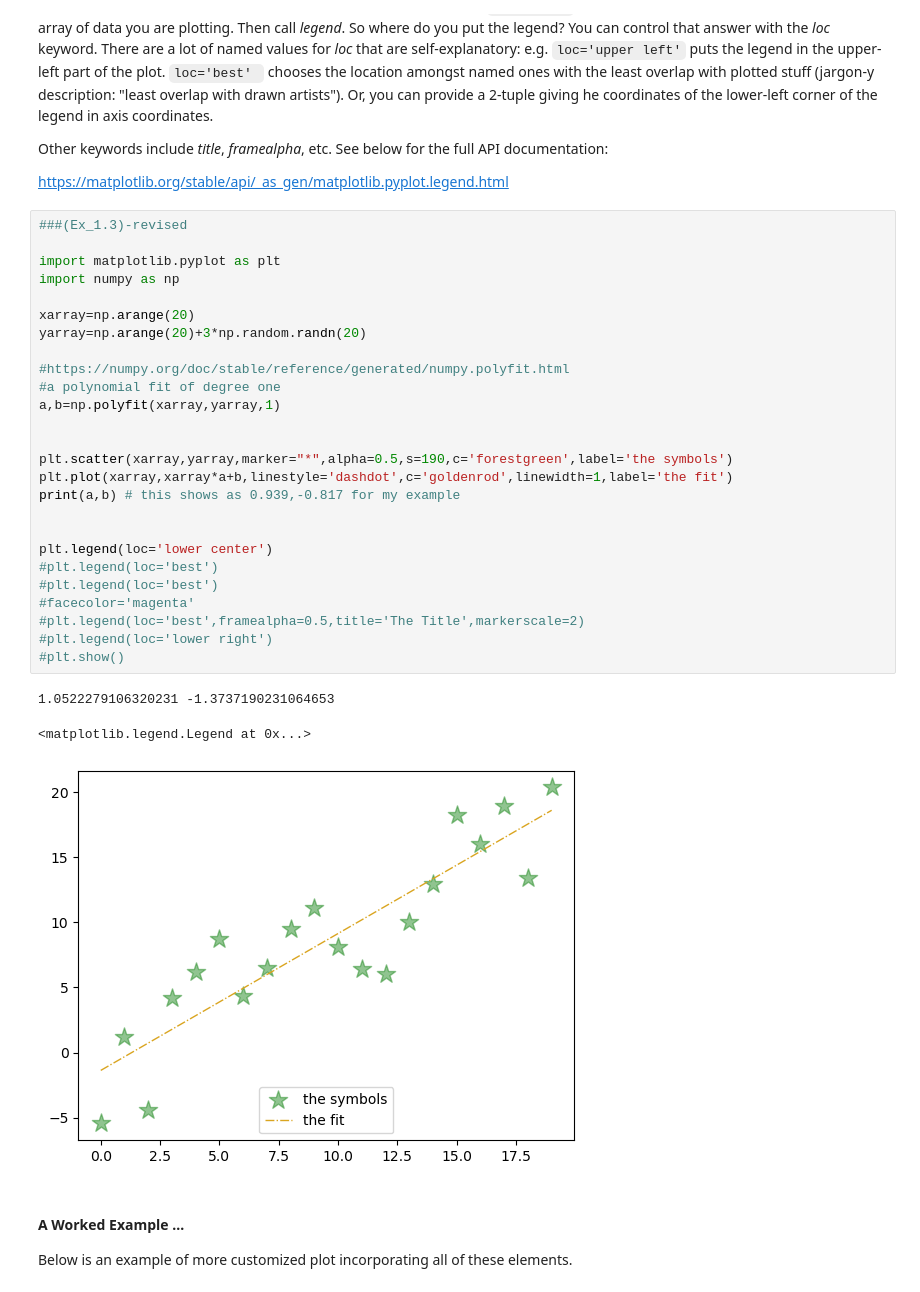
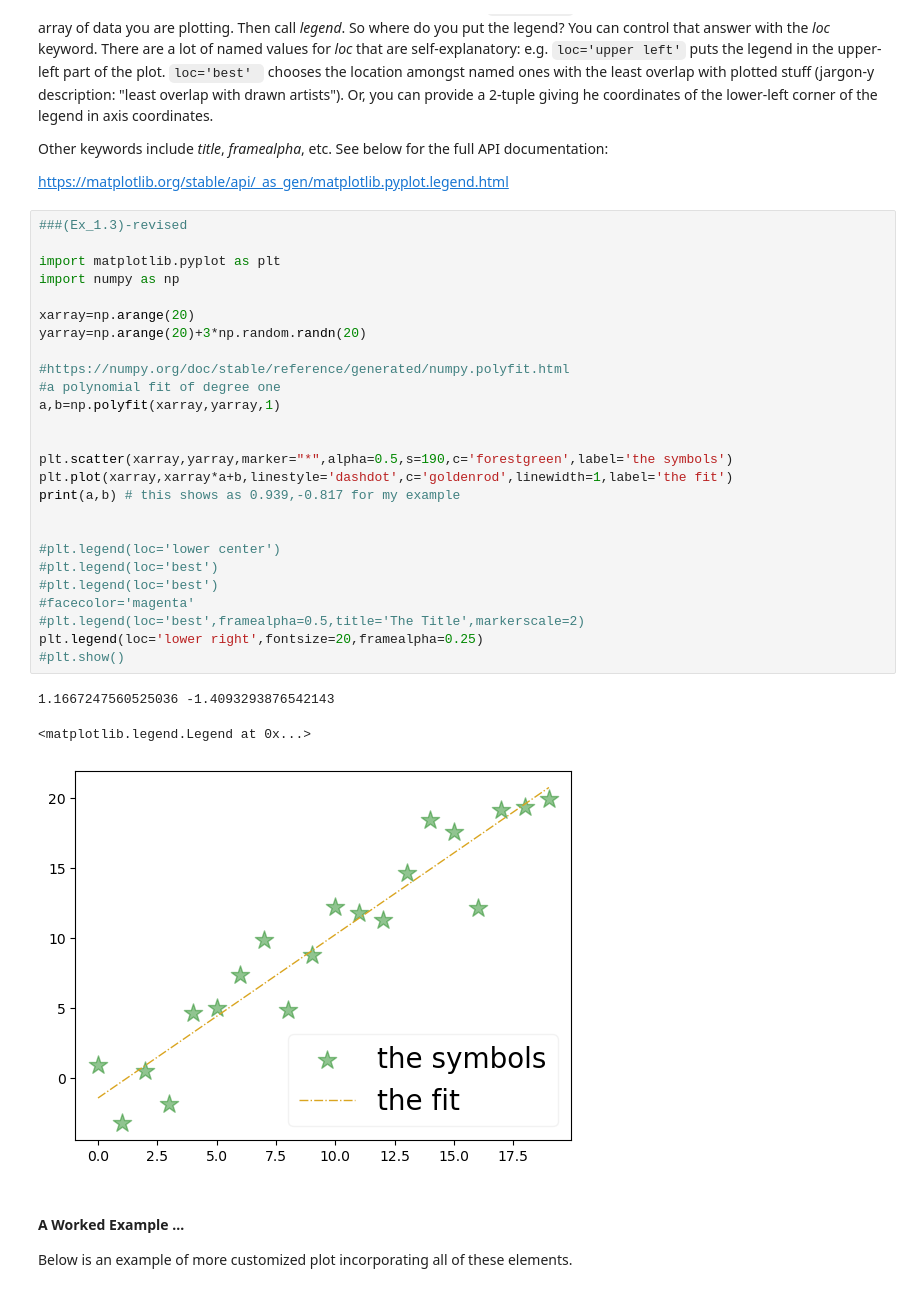
Before and after one commit to thaynecurrie/phys7903_fall2025, a Jupyter notebook: ScientificPythonNotes/Matplotlib/Python_matplotlib_part1b.ipynb, the cells around one changed output. Saved outputs shown, nothing was run; the diff lists cells and outputs as text.

```diff
--- a/ScientificPythonNotes/Matplotlib/Python_matplotlib_part1b.ipynb
+++ b/ScientificPythonNotes/Matplotlib/Python_matplotlib_part1b.ipynb
@@ -124,33 +124,33 @@ We can also attach legends to denote what is being plotted through ``plt.legend`
 # %%
 ###(Ex_1.3)-revised
 
 import matplotlib.pyplot as plt
 import numpy as np
 
 xarray=np.arange(20)
 yarray=np.arange(20)+3*np.random.randn(20)
 
 #https://numpy.org/doc/stable/reference/generated/numpy.polyfit.html
 #a polynomial fit of degree one
 a,b=np.polyfit(xarray,yarray,1)
 
 
 plt.scatter(xarray,yarray,marker="*",alpha=0.5,s=190,c='forestgreen',label='the symbols')
 plt.plot(xarray,xarray*a+b,linestyle='dashdot',c='goldenrod',linewidth=1,label='the fit')
 print(a,b) # this shows as 0.939,-0.817 for my example
 
 
-plt.legend(loc='lower center')
+#plt.legend(loc='lower center')
 #plt.legend(loc='best')
 #plt.legend(loc='best')
 #facecolor='magenta'
 #plt.legend(loc='best',framealpha=0.5,title='The Title',markerscale=2)
-#plt.legend(loc='lower right')
+plt.legend(loc='lower right',fontsize=20,framealpha=0.25)
 #plt.show()
 # %% [output]
-1.0522279106320231 -1.3737190231064653
+1.1667247560525036 -1.4093293876542143
 <matplotlib.legend.Legend at 0x...>
-[figure, old version]
+[figure, new version]
 # %% [markdown]
 #### A Worked Example ...
 
```
Also changed, not shown: parts of 11 cells of this notebook, 40 other files.
